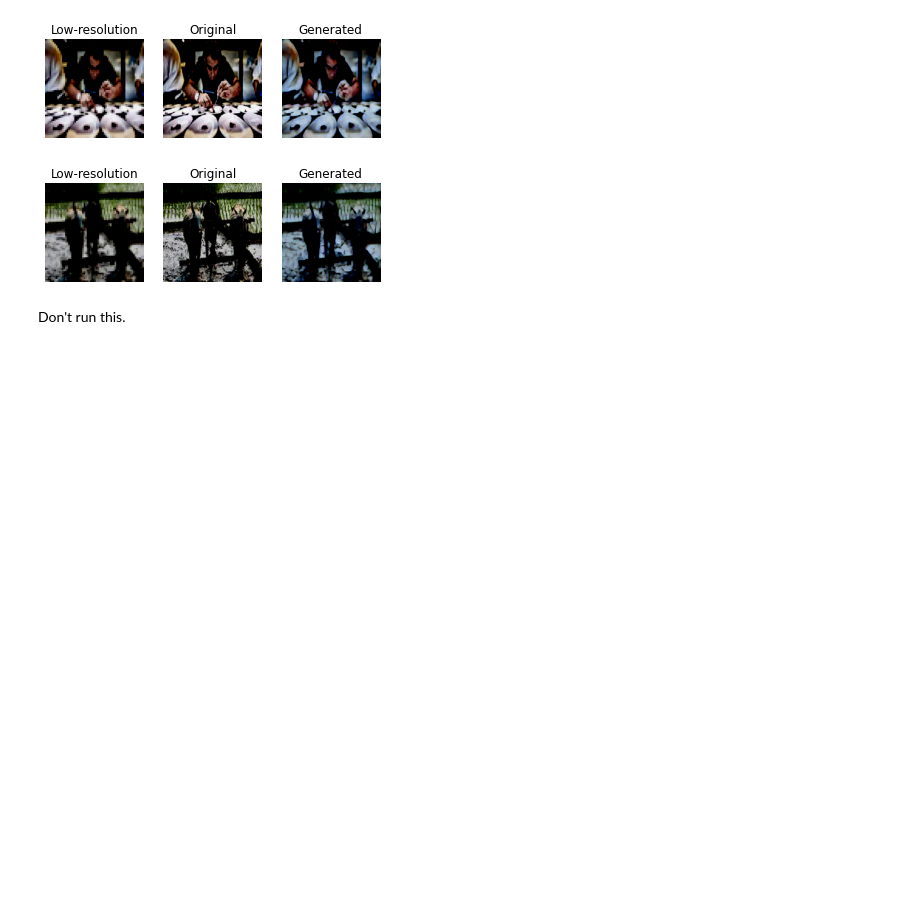
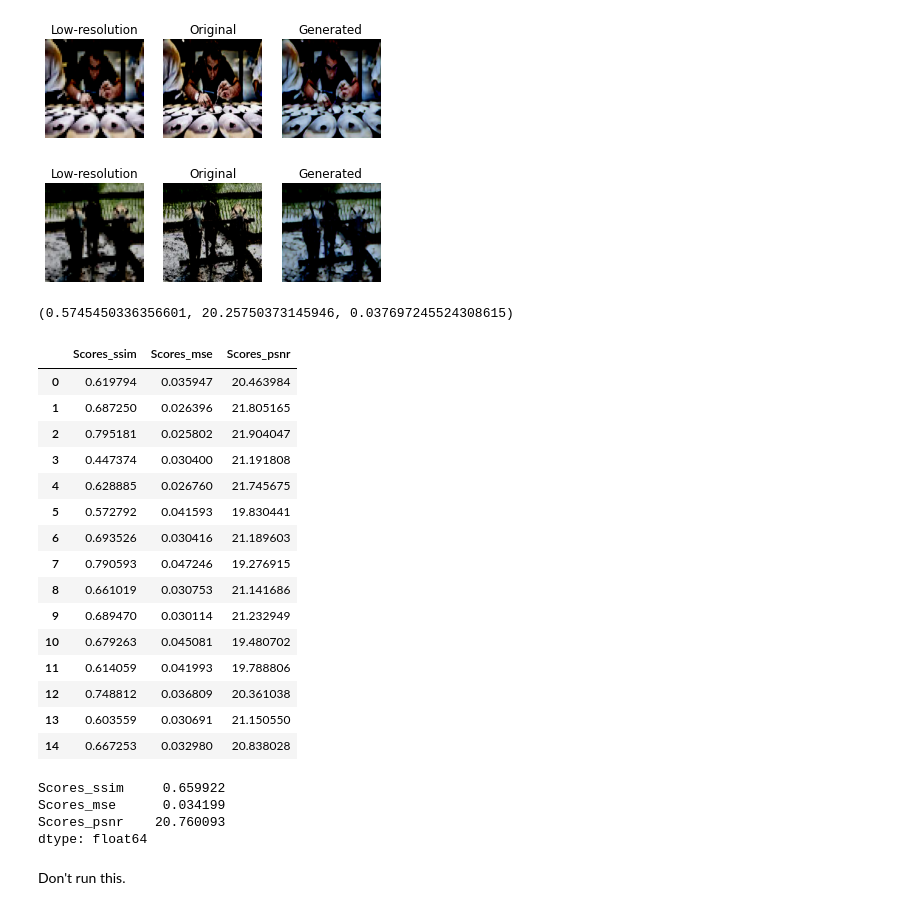
Before and after one commit to iam-pattan/SRGANs, a Jupyter notebook: SRGAN_Final.ipynb, the cells around one changed output. Cells and saved outputs as stored; diff of their text form; code cells hidden in the pictures; blank space fills up the shorter version.

```diff
--- a/SRGAN_Final.ipynb
+++ b/SRGAN_Final.ipynb
@@ -571,6 +550,58 @@ Clipping input data to the valid range for imshow with RGB data ([0..1] for floa
 [figure]
 [figure]
 [figure]
+# %%
+# Calculating scores
+from skimage.metrics import structural_similarity as ssim
+from skimage.metrics import peak_signal_noise_ratio as psnr
+from skimage.metrics import mean_squared_error
+import pandas as pd
+
+ssim_const = ssim(high_resolution_images[0], generated_images[0], multichannel=True)
+pnsr_const = psnr(high_resolution_images[0], generated_images[0])
+score_mse = mean_squared_error(generated_images[0], high_resolution_images[0])
+ssim_const, pnsr_const, score_mse
+# %% [output]
+(0.5745450336356601, 20.25750373145946, 0.037697245524308615)
+# %%
+lis_1, lis_2, lis_3 = [], [], []
+for index, img in enumerate(generated_images):
+    score_ssim = ssim(generated_images[index], high_resolution_images[index], multichannel=True)
+    lis_1.append(score_ssim)
+    score_mse = mean_squared_error(generated_images[index], high_resolution_images[index])
+    lis_2.append(score_mse)
+    score_psnr = psnr(generated_images[index], high_resolution_images[index])
+    lis_3.append(score_psnr)
+
+pd.DataFrame({'Scores_ssim' : lis_1,
+              'Scores_mse' : lis_2,
+              'Scores_psnr' : lis_3})
+# %% [output]
+|  | Scores_ssim | Scores_mse | Scores_psnr |
+| 0 | 0.619794 | 0.035947 | 20.463984 |
+| 1 | 0.687250 | 0.026396 | 21.805165 |
+| 2 | 0.795181 | 0.025802 | 21.904047 |
+| 3 | 0.447374 | 0.030400 | 21.191808 |
+| 4 | 0.628885 | 0.026760 | 21.745675 |
+| 5 | 0.572792 | 0.041593 | 19.830441 |
+| 6 | 0.693526 | 0.030416 | 21.189603 |
+| 7 | 0.790593 | 0.047246 | 19.276915 |
+| 8 | 0.661019 | 0.030753 | 21.141686 |
+| 9 | 0.689470 | 0.030114 | 21.232949 |
+| 10 | 0.679263 | 0.045081 | 19.480702 |
+| 11 | 0.614059 | 0.041993 | 19.788806 |
+| 12 | 0.748812 | 0.036809 | 20.361038 |
+| 13 | 0.603559 | 0.030691 | 21.150550 |
+| 14 | 0.667253 | 0.032980 | 20.838028 |
+# %%
+pd.DataFrame({'Scores_ssim' : lis_1,
+              'Scores_mse' : lis_2,
+              'Scores_psnr' : lis_3}).mean()
+# %% [output]
+Scores_ssim     0.659922
+Scores_mse      0.034199
+Scores_psnr    20.760093
+dtype: float64
 # %% [markdown]
 Don't run this.
 # %%
```
Also changed, not shown: parts of 4 cells of this notebook.
